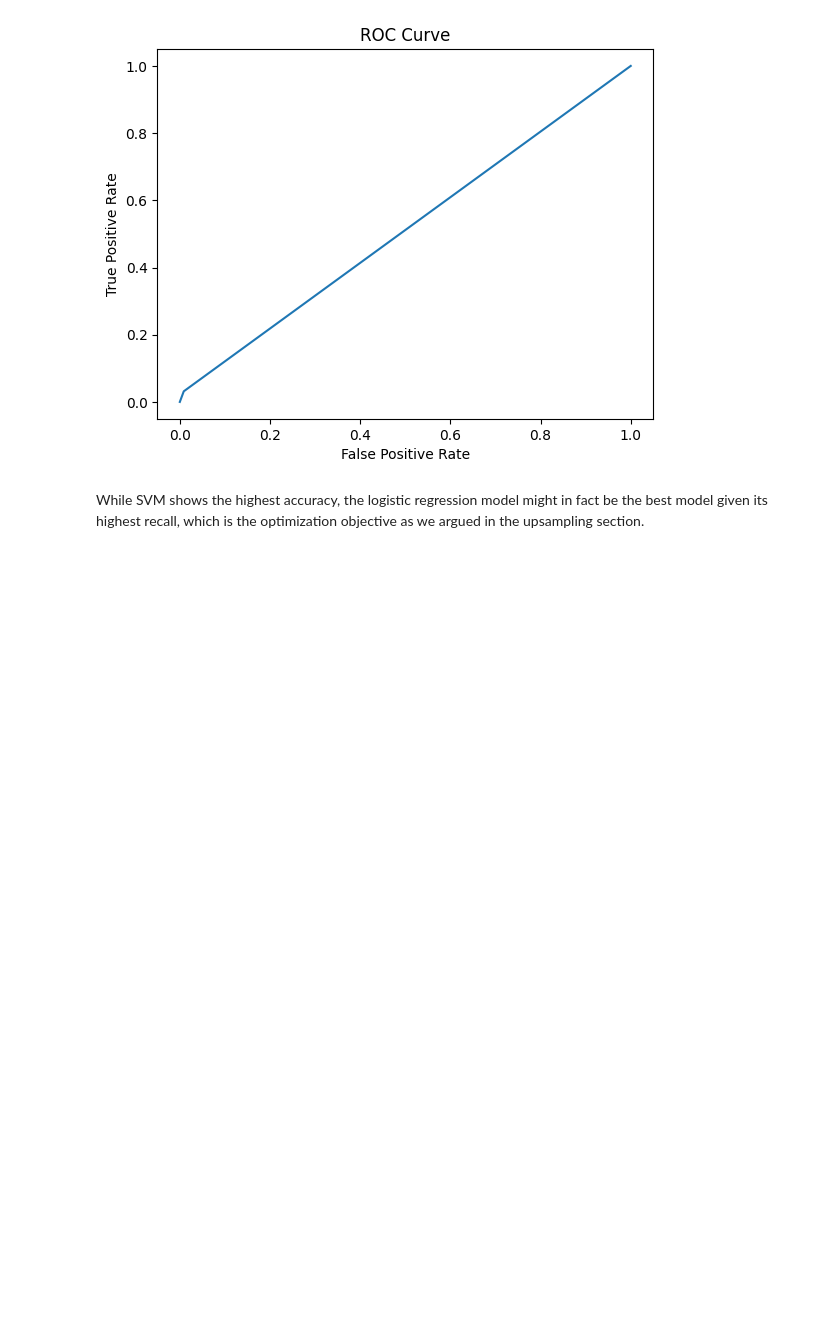
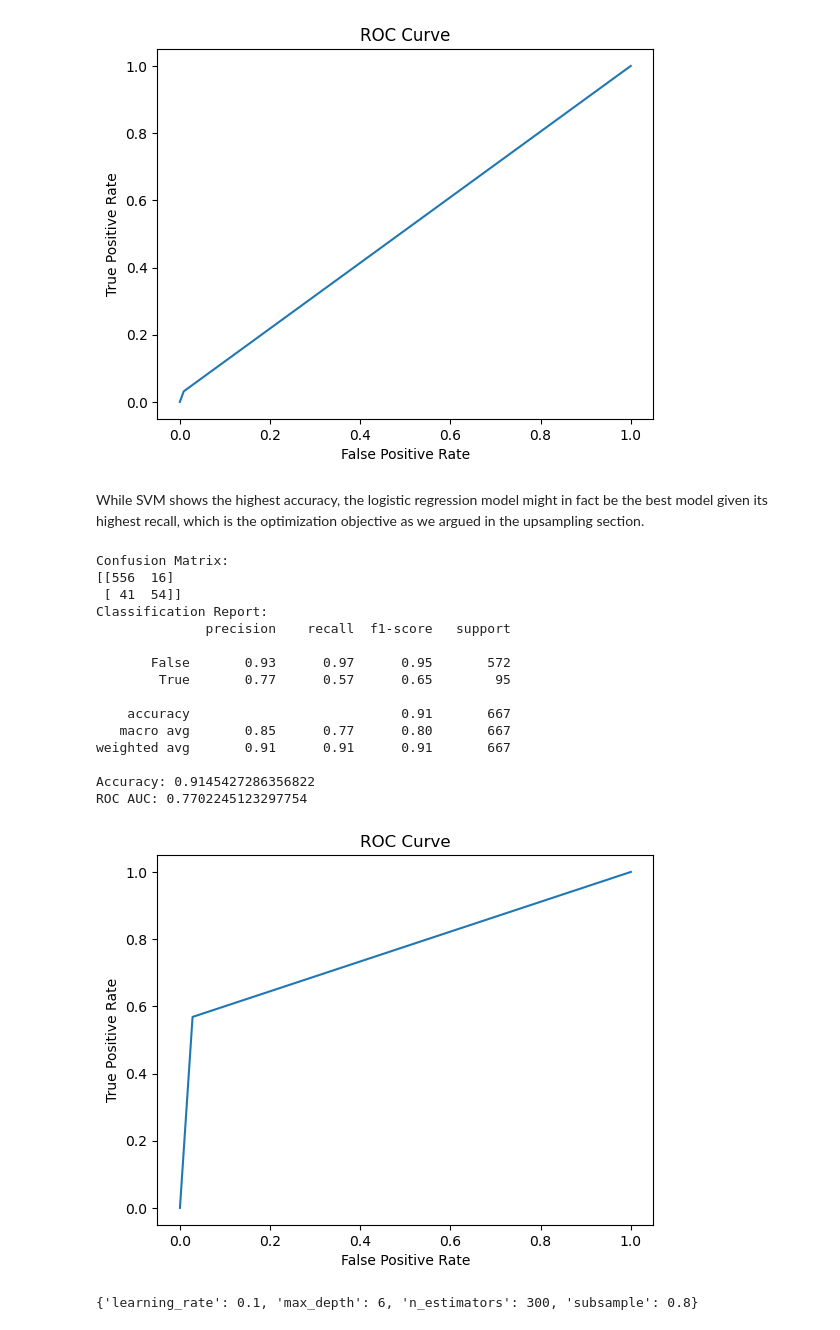
Before and after one commit to ZhaoPeiduo/CS5228-Project-07, a Jupyter notebook: supervised_learning.ipynb, the cells around one changed output. Drawn from its saved outputs; the diff is of its cells as text; code cells hidden in the pictures; blank space fills up the shorter version.

Commit message:
[feat] xgboost

```diff
--- a/supervised_learning.ipynb
+++ b/supervised_learning.ipynb
@@ -188,3 +189,41 @@ ROC AUC: 0.5114188443135812
 [figure]
 # %% [markdown]
 While SVM shows the highest accuracy, the logistic regression model might in fact be the best model given its highest recall, which is the optimization objective as we argued in the upsampling section.
+# %%
+# Create an XGBoost classifier
+xgb_clf = xgb.XGBClassifier(random_state=42, eval_metric='logloss')
+
+# Define a parameter grid for XGBoost. You can adjust these parameters as needed.
+param_grid_xgb = {
+    'max_depth': [5, 6, 7, 8],
+    'learning_rate': [0.01, 0.1, 0.2],
+    'n_estimators': [100, 200, 300],
+    'subsample': [0.8, 1.0]
+}
+
+# Perform grid search with the XGBoost classifier
+xgb_grid_search = train_model_with_grid_search(xgb_clf, param_grid_xgb, X_train_upsampled, y_train_upsampled)
+
+# Evaluate the best model found via grid search on the test data
+evaluate_model(xgb_grid_search, X_test, y_test)
+# %% [output]
+Confusion Matrix:
+[[556  16]
+ [ 41  54]]
+Classification Report:
+              precision    recall  f1-score   support
+
+       False       0.93      0.97      0.95       572
+        True       0.77      0.57      0.65        95
+
+    accuracy                           0.91       667
+   macro avg       0.85      0.77      0.80       667
+weighted avg       0.91      0.91      0.91       667
+
+Accuracy: 0.9145427286356822
+ROC AUC: 0.7702245123297754
+[figure, added]
+# %%
+print(xgb_grid_search.best_params_)
+# %% [output]
+{'learning_rate': 0.1, 'max_depth': 6, 'n_estimators': 300, 'subsample': 0.8}
```
Also changed, not shown: parts of 4 cells of this notebook.
